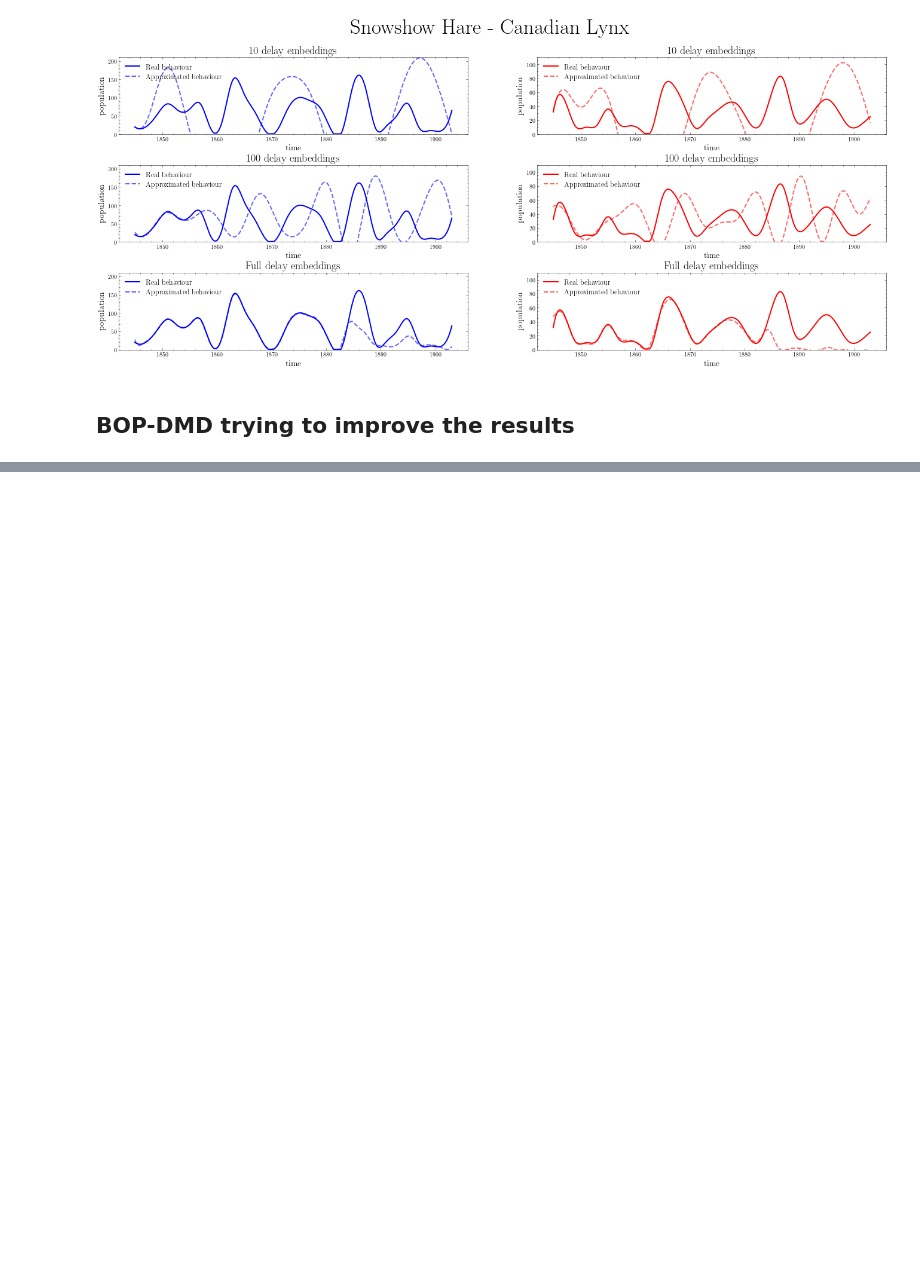
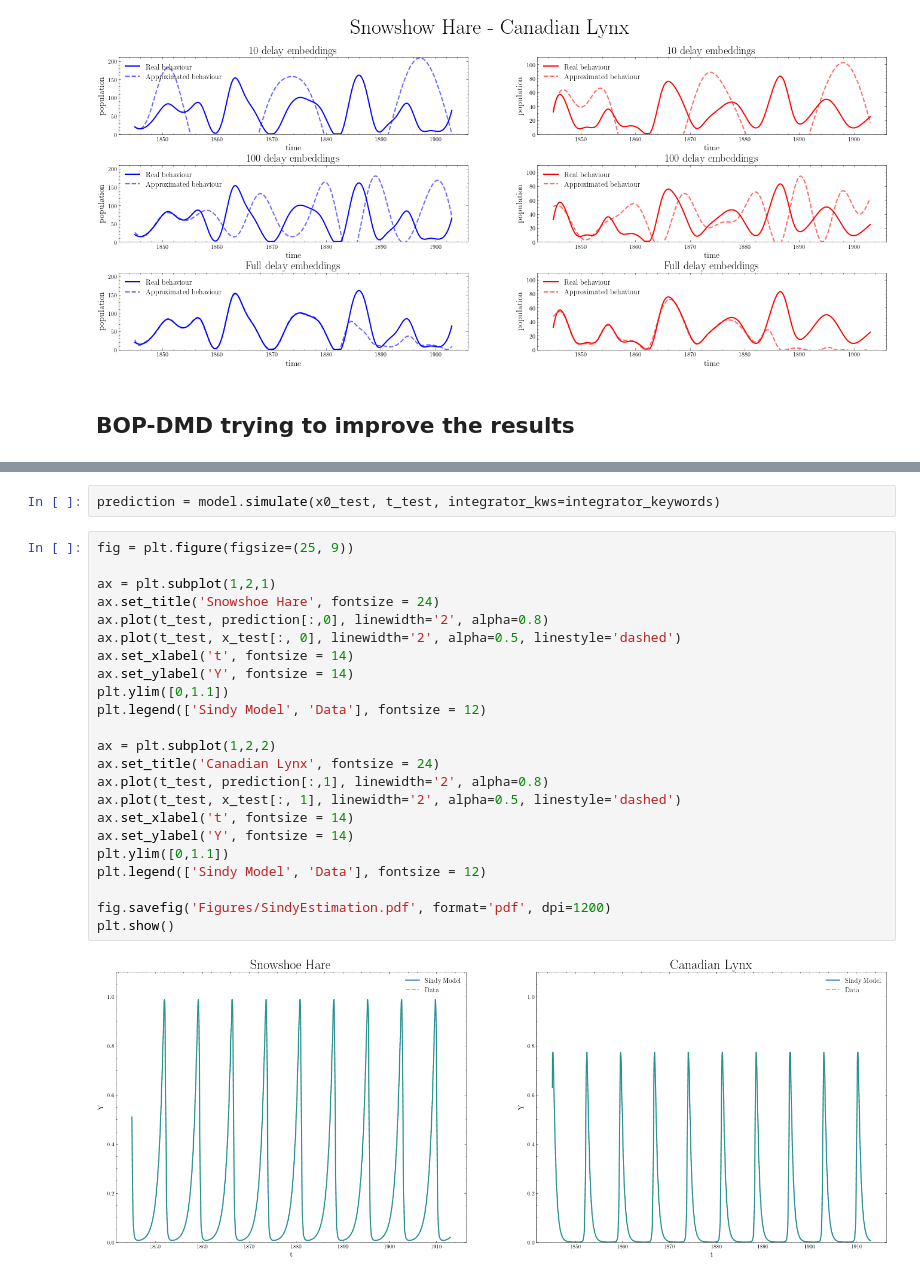
Before and after one commit to tdinelli/Modelling-From-Measurements, a Jupyter notebook: Notebooks/Part-1.ipynb, the cells around one changed output, grey strips where cells are left out. Saved outputs shown, nothing was run; the diff lists cells and outputs as text; blank space fills up the shorter version.

```diff
--- a/Notebooks/Part-1.ipynb
+++ b/Notebooks/Part-1.ipynb
@@ -533,0 +729,27 @@ plt.plot(t1, sol[0,:])
+# %%
+prediction = model.simulate(x0_test, t_test, integrator_kws=integrator_keywords)
+# %%
+fig = plt.figure(figsize=(25, 9))
+
+ax = plt.subplot(1,2,1)
+ax.set_title('Snowshoe Hare', fontsize = 24)
+ax.plot(t_test, prediction[:,0], linewidth='2', alpha=0.8)
+ax.plot(t_test, x_test[:, 0], linewidth='2', alpha=0.5, linestyle='dashed')
+ax.set_xlabel('t', fontsize = 14)
+ax.set_ylabel('Y', fontsize = 14)
+plt.ylim([0,1.1])
+plt.legend(['Sindy Model', 'Data'], fontsize = 12)
+
+ax = plt.subplot(1,2,2)
+ax.set_title('Canadian Lynx', fontsize = 24)
+ax.plot(t_test, prediction[:,1], linewidth='2', alpha=0.8)
+ax.plot(t_test, x_test[:, 1], linewidth='2', alpha=0.5, linestyle='dashed')
+ax.set_xlabel('t', fontsize = 14)
+ax.set_ylabel('Y', fontsize = 14)
+plt.ylim([0,1.1])
+plt.legend(['Sindy Model', 'Data'], fontsize = 12)
+
+fig.savefig('Figures/SindyEstimation.pdf', format='pdf', dpi=1200)
+plt.show()
+# %% [output]
+[figure, added]
```
Also changed, not shown: parts of 19 cells of this notebook.
